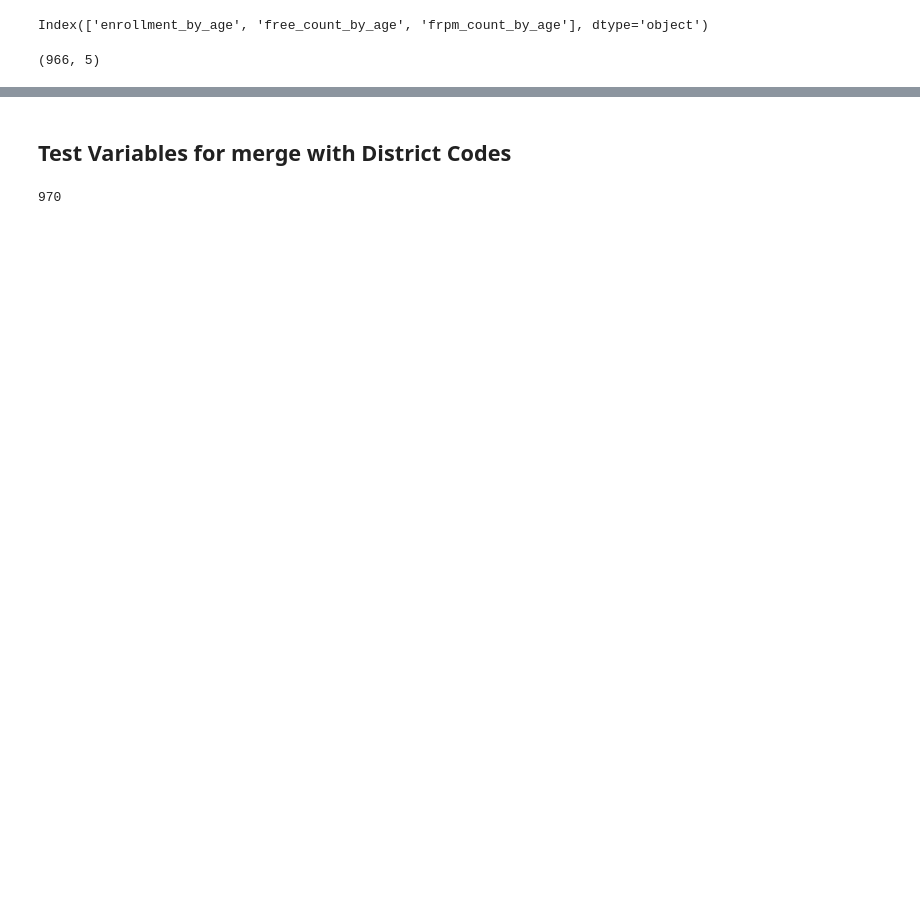
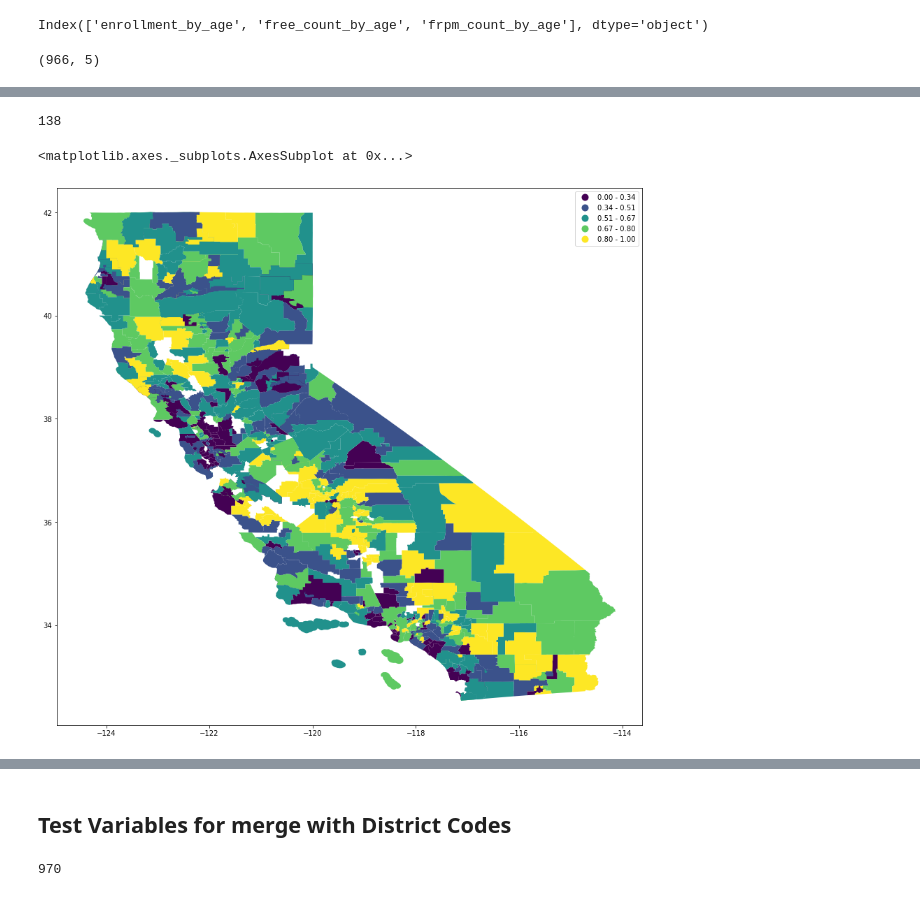
Before and after one commit to fiendskrah/finalcapstone, a Jupyter notebook: project.ipynb, the cells around one changed output, grey strips where cells are left out. Cells and saved outputs as stored; diff of their text form; code cells hidden in the pictures; blank space fills up the shorter version.

```diff
--- a/project.ipynb
+++ b/project.ipynb
@@ -982,0 +635,6 @@ g1
+# %%
+w1 = dict(zip(frpm.district_name,frpm.county_name))
+w1 = pandas.Series(w1, name='county_name')
+w1 = w1.to_frame()
+w1.index.name = 'district_name'
+w1.reset_index()
@@ -982,0 +661,4 @@ g1
+# %%
+w2 = pandas.DataFrame(list(zip(names, codes,)),
+               columns =['district_name', 'District Code',])
+w2.head()
@@ -982,0 +690,35 @@ g1
+# %%
+t1 = pandas.merge(dffrpm, w2, how='left', on=['district_name'])
+# merge 1
+t1 = pandas.merge(w1, t1, how='left', on=['district_name'])
+# merge 2
+t1 = t1.rename(columns={'District Code_x': 'District Code',})
+# fixing column name
+t1.county_name = t1.county_name.str.strip()
+cfips.county_name = cfips.county_name.str.strip()
+adistricts.NAME = adistricts.NAME.str.strip()
+# stripping white space
+t2 = t1.merge(cfips, how='left', on=['county_name'])
+# merge 3
+gdf1 = t2.merge(adistricts, how='left', left_on='district_name', right_on='NAME')
+# merge 4
+gdf1 = geopandas.GeoDataFrame(gdf1)
+# convert to geodataframe
+gdf1.head()
+# deal with the duplicated names (pioneer, jefferson, lakeside)
+# %%
+g2 = gdf1[gdf1['geometry'].isnull()]
+len(g2)
+# number of districts from `frpm` without a matching geometry
+# %% [output]
+138
+# %%
+gdf1.plot(
+    column='pct_frpm_by_age',
+    legend=True,
+    figsize=(15, 15),
+    scheme="quantiles"
+        )
+# %% [output]
+<matplotlib.axes._subplots.AxesSubplot at 0x...>
+[figure, added]
```
Also changed, not shown: parts of 131 cells of this notebook, 1 other file.
